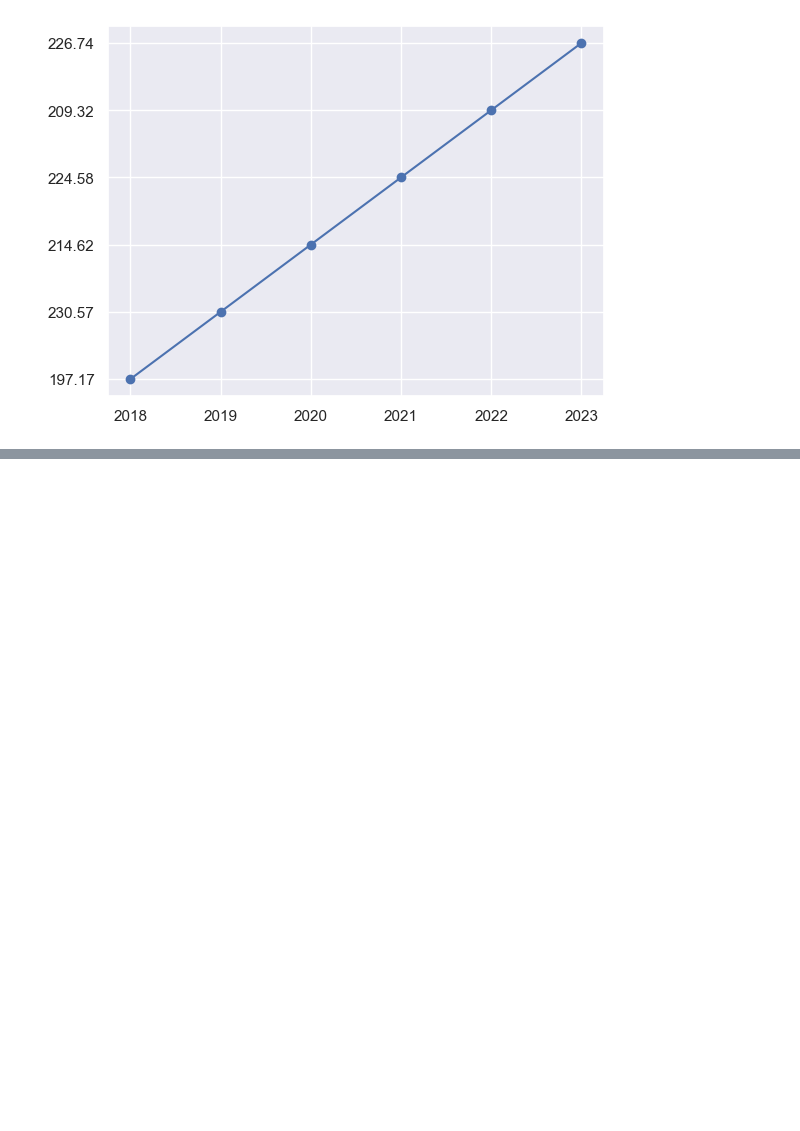
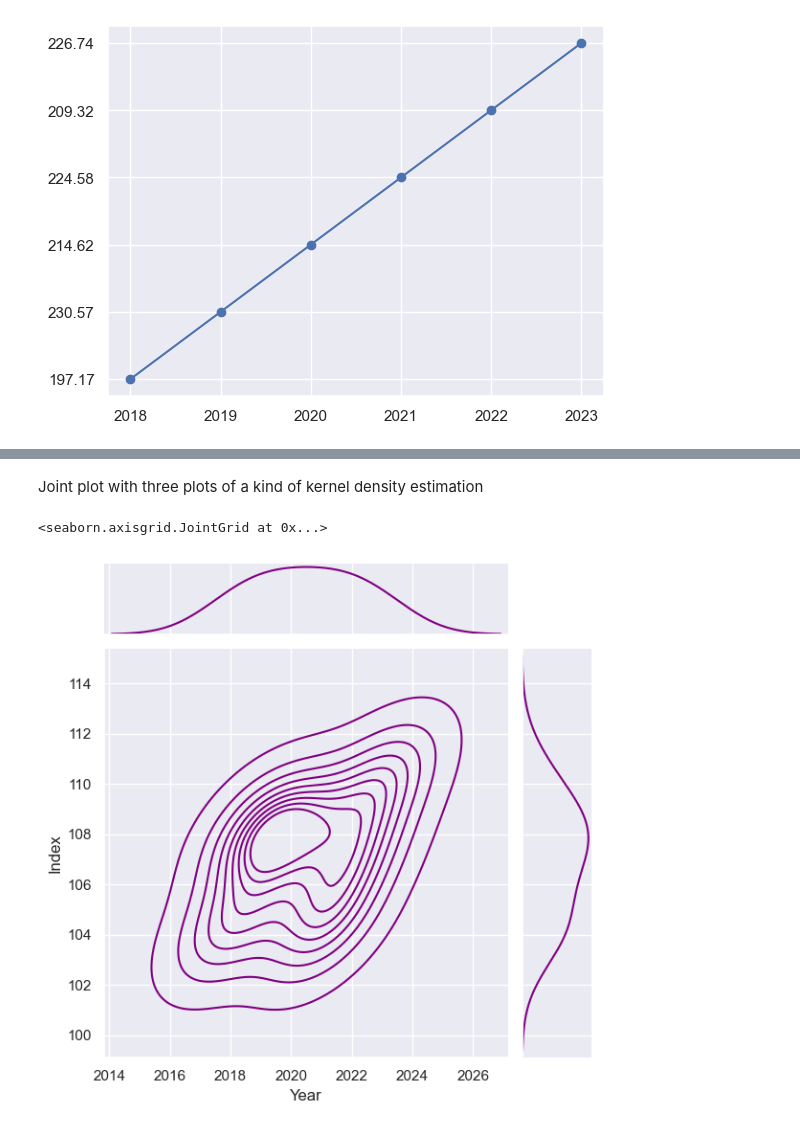
Before and after one commit to TanerGithub2023/Project-in-Data-Science-House-Prices, a Jupyter notebook: Factors and Effects That Increases House Prices in Cyprus.ipynb, the cells around one changed output, grey strips where cells are left out. Cells and saved outputs as stored; diff of their text form; code cells hidden in the pictures; blank space fills up the shorter version.

```diff
--- a/Factors and Effects That Increases House Prices in Cyprus.ipynb
+++ b/Factors and Effects That Increases House Prices in Cyprus.ipynb
@@ -70,0 +120,7 @@ plt.show()
+# %% [markdown]
+Joint plot with three plots of a kind of kernel density estimation
+# %%
+sns.jointplot(data=df2,x=df2["Year"],y=df2["Index"],kind="kde",color='purple')
+# %% [output]
+<seaborn.axisgrid.JointGrid at 0x...>
+[figure, added]
```
Also changed, not shown: parts of 32 cells of this notebook.
